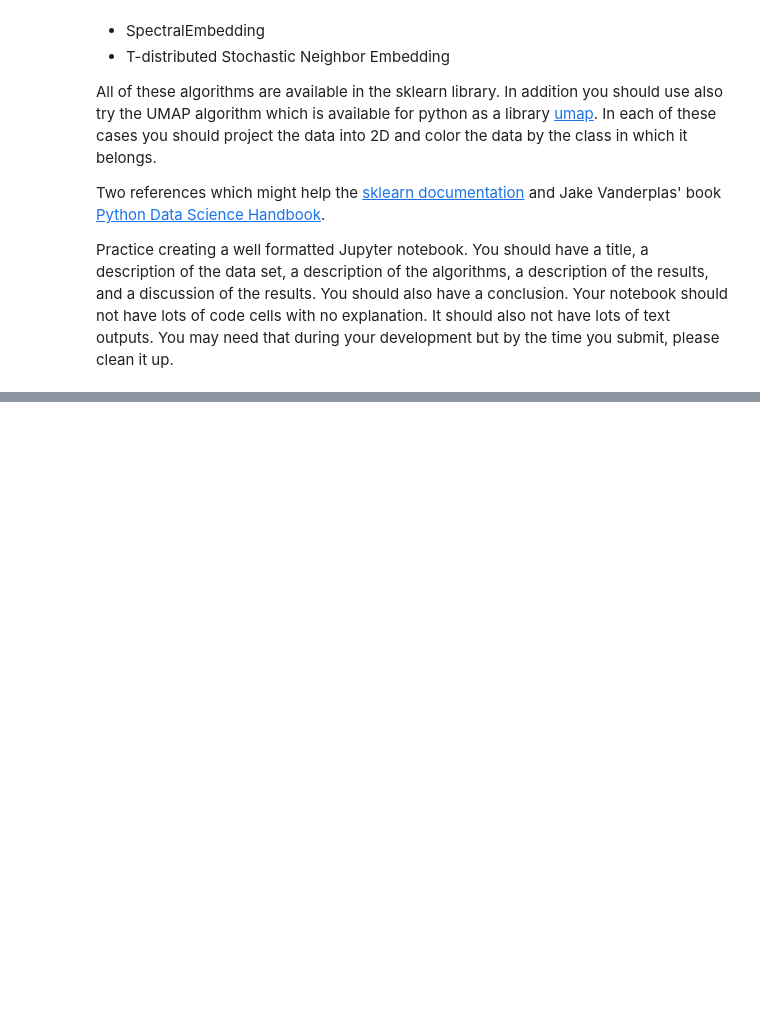
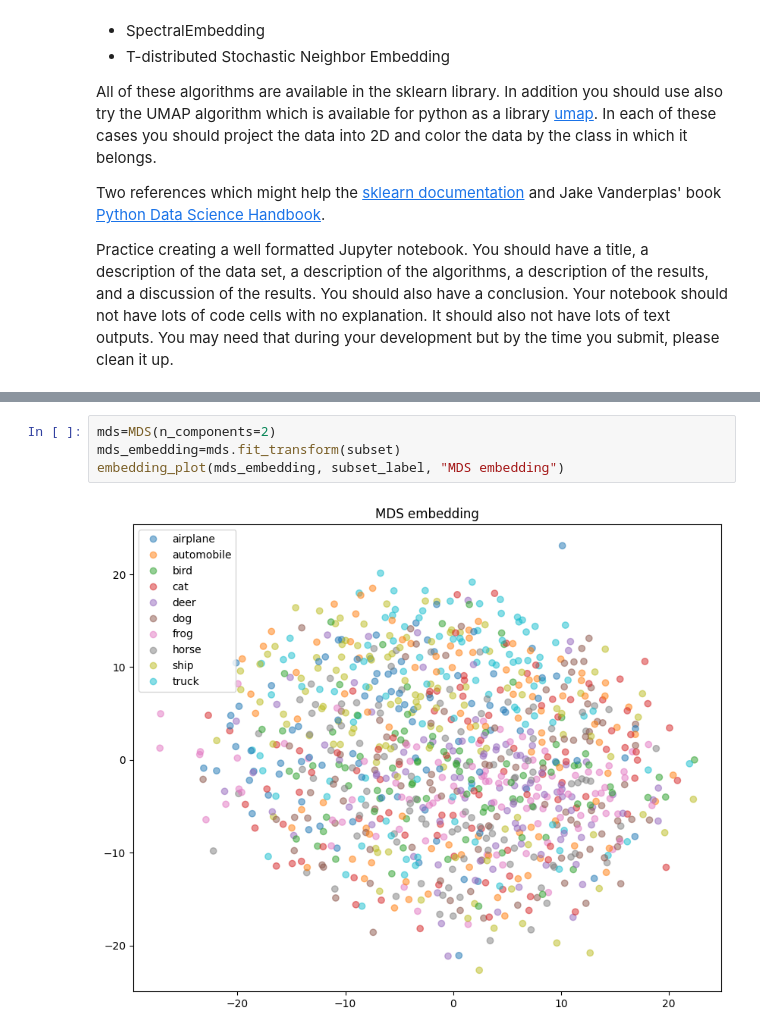
Before and after one commit to DataScienceAndEngineering/hw5-problem-1-2d-embedding-of-the-cifar-10-OluwaseunG, a Jupyter notebook: dsei2100s24hw5p1.ipynb, the cells around one changed output, grey strips where cells are left out. Drawn from its saved outputs; the diff is of its cells as text; blank space fills up the shorter version.

```diff
--- a/dsei2100s24hw5p1.ipynb
+++ b/dsei2100s24hw5p1.ipynb
@@ -51,0 +116,6 @@ from torchvision.transforms import ToTensor
+# %%
+mds=MDS(n_components=2)
+mds_embedding=mds.fit_transform(subset)
+embedding_plot(mds_embedding, subset_label, "MDS embedding")
+# %% [output]
+[figure, added]
```
Also changed, not shown: parts of 18 cells of this notebook.
